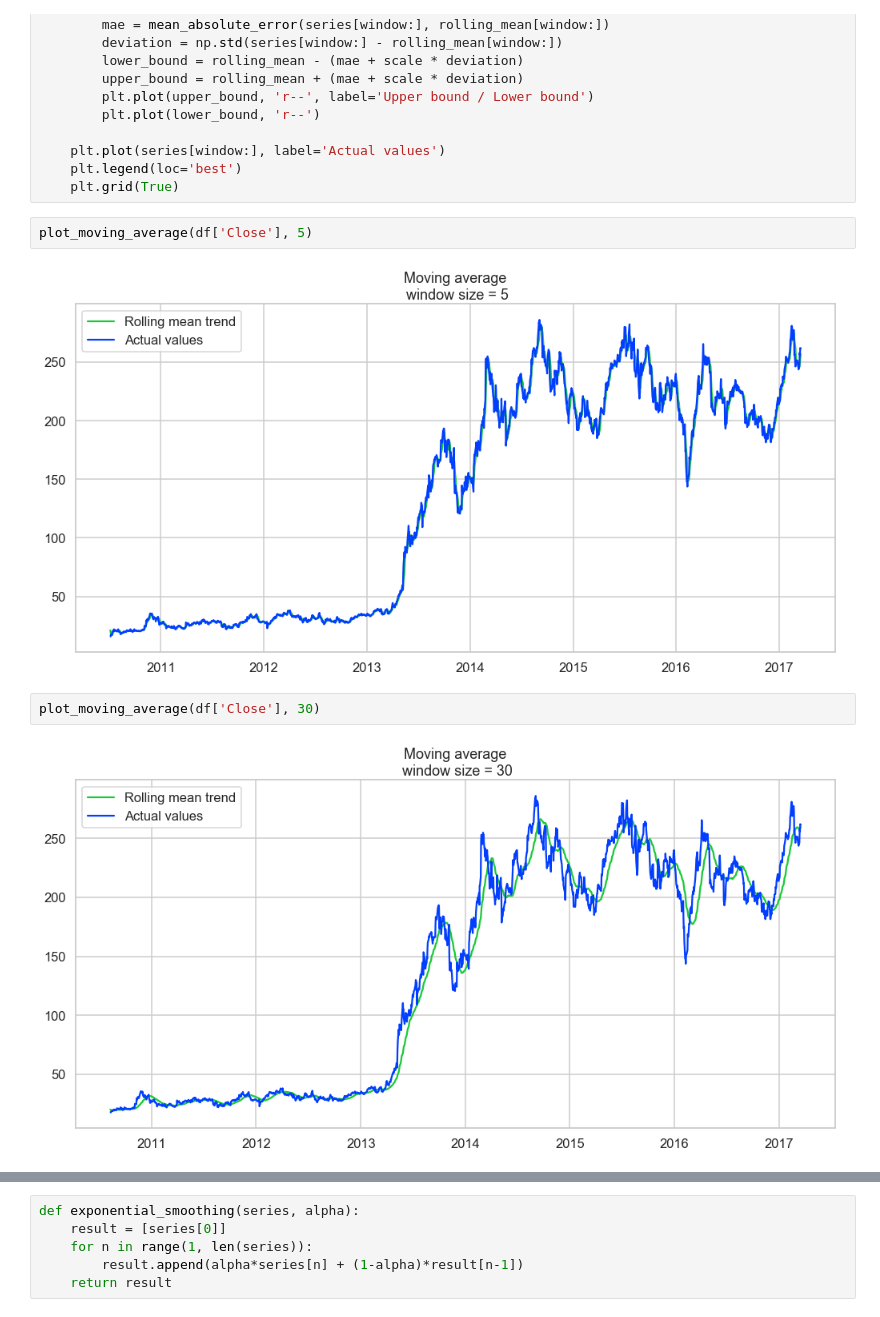
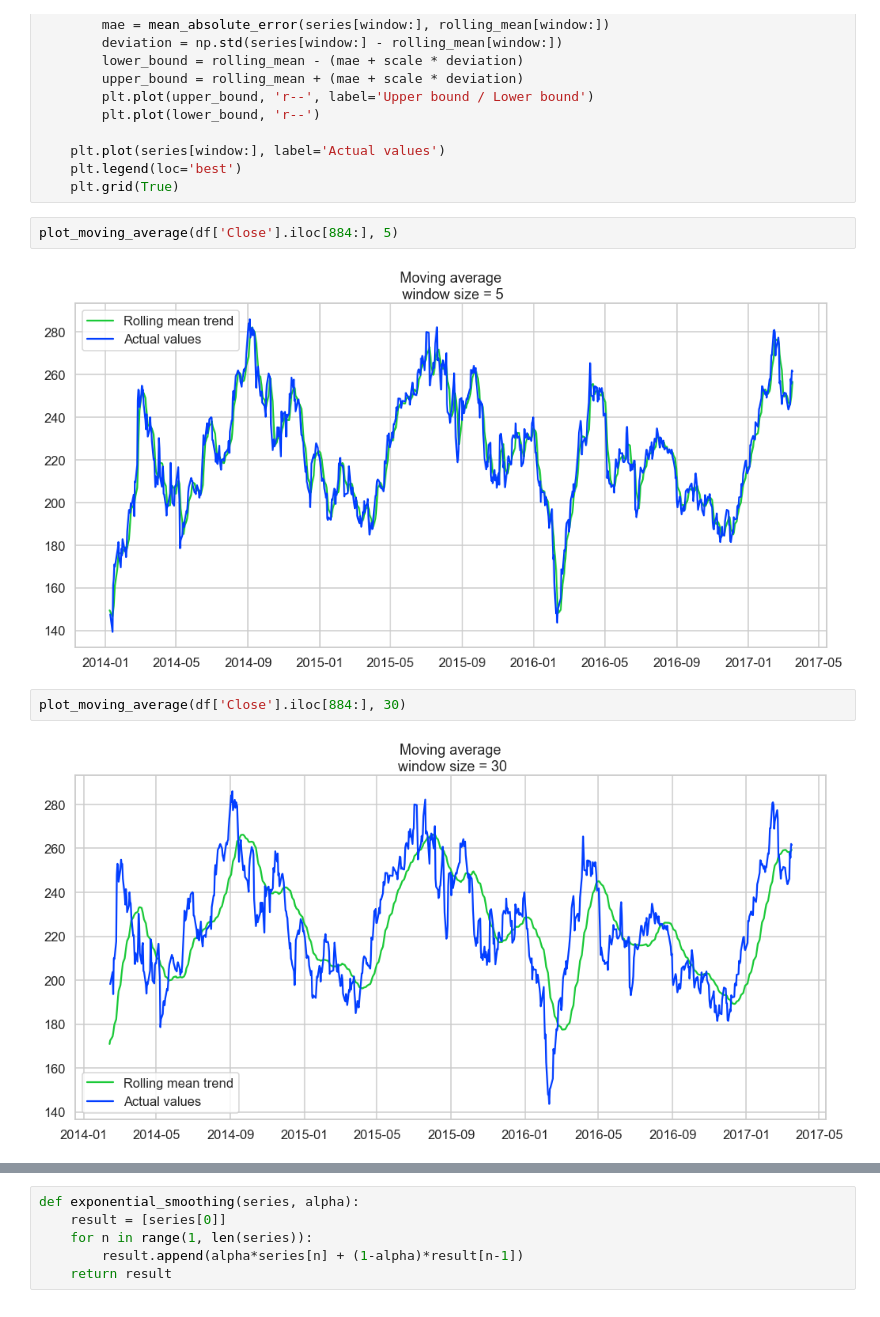
Before and after one commit to JonBebi/Teslock, a Jupyter notebook: Teslock.ipynb, the cells around one changed output, grey strips where cells are left out. Drawn from its saved outputs; the diff is of its cells as text.

```diff
--- a/Teslock.ipynb
+++ b/Teslock.ipynb
@@ -127,11 +147,11 @@ def plot_moving_average(series, window, plot_intervals=False, scale=1.96):
     plt.legend(loc='best')
     plt.grid(True)
 # %%
-plot_moving_average(df['Close'], 5)
+plot_moving_average(df['Close'].iloc[884:], 5)
 # %% [output]
-[figure, old version]
+[figure, new version]
 # %%
-plot_moving_average(df['Close'], 30)
+plot_moving_average(df['Close'].iloc[884:], 30)
 # %% [output]
-[figure, old version]
+[figure, new version]
 # %%
```
Also changed, not shown: parts of 5 cells of this notebook.
